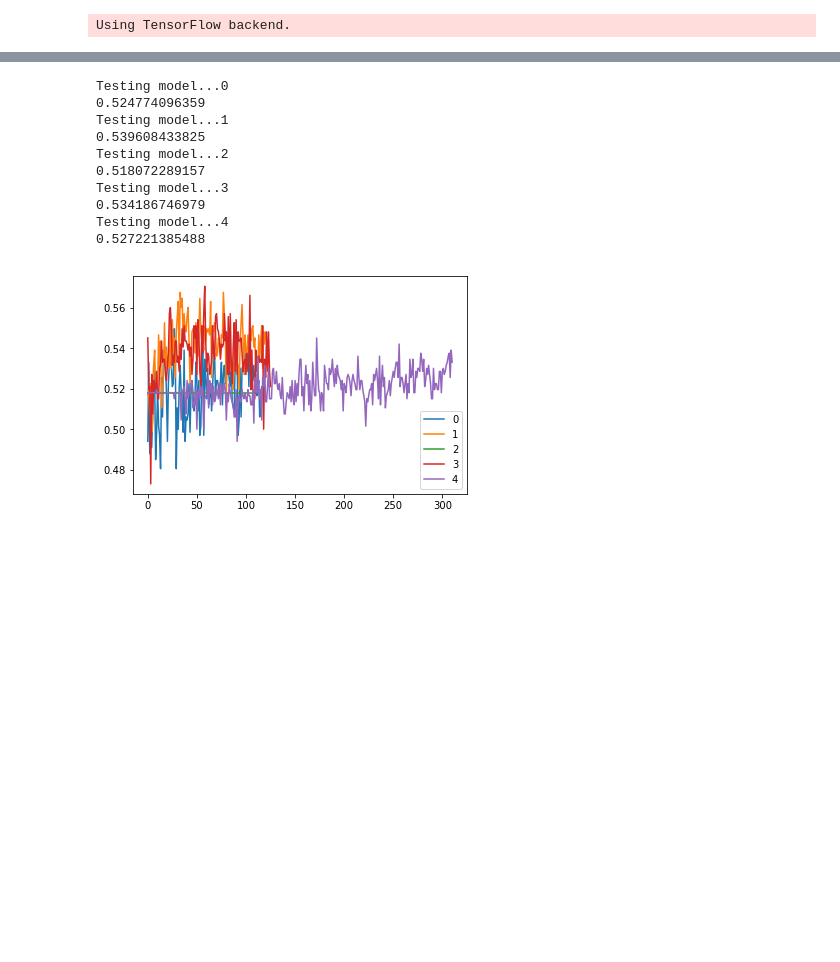
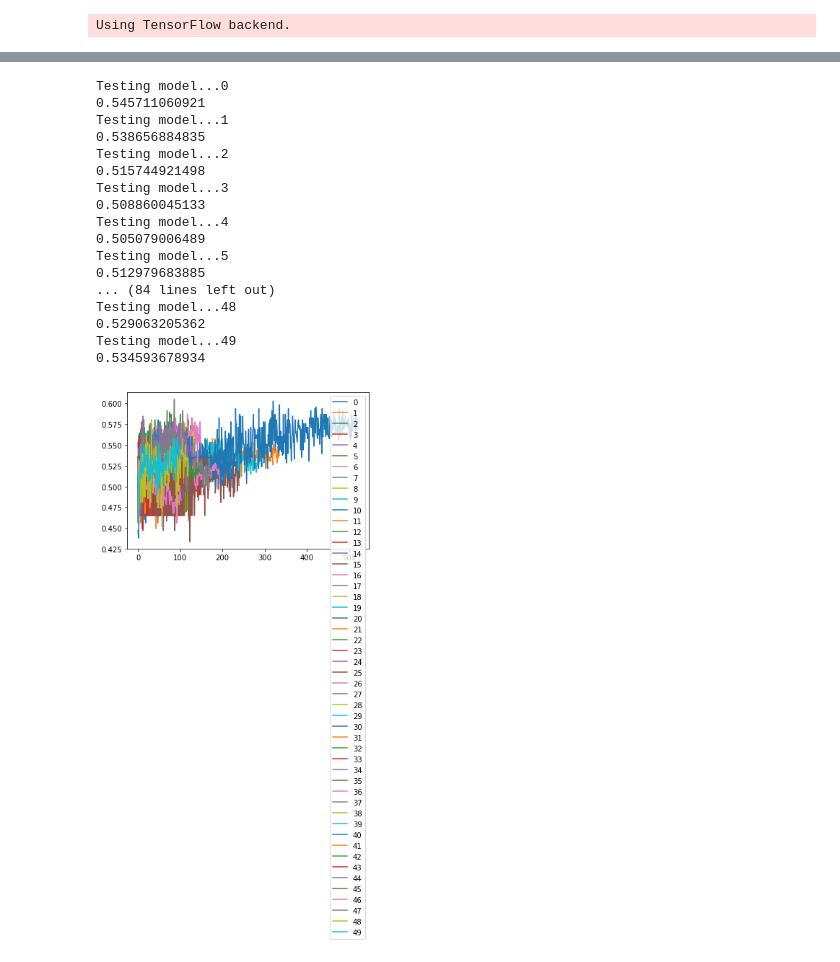
Before and after one commit to sshh12/StockMarketML, a Jupyter notebook: BasicPredictionClassification.ipynb, the cells around one changed output, grey strips where cells are left out. Saved outputs shown, nothing was run; the diff lists cells and outputs as text; code cells hidden in the pictures; blank space fills up the shorter version.

Commit message:
TriedDiffModels

```diff
--- a/BasicPredictionClassification.ipynb
+++ b/BasicPredictionClassification.ipynb
@@ -38,25 +38,23 @@ def get_model():
     model = Sequential()
 
     model.add(Conv1D(input_shape=(window_size, emb_size),
-                     filters=32,
-                     kernel_size=4,
+                     filters=16,
+                     kernel_size=8,
                      padding='same'))
     model.add(BatchNormalization())
-    model.add(LeakyReLU())
-    model.add(Dropout(0.5))
-
-    model.add(Conv1D(filters=16,
-                     kernel_size=4,
-                     padding='same'))
-    model.add(BatchNormalization())
-    model.add(LeakyReLU())
-    model.add(Dropout(0.5))
+    model.add(Activation('selu'))
+    model.add(Dropout(0.50))
 
     model.add(Flatten())
 
     model.add(Dense(128))
     model.add(BatchNormalization())
-    model.add(LeakyReLU())
+    model.add(Activation('selu'))
+    model.add(Dropout(0.5))
+
+    model.add(Dense(128))
+    model.add(BatchNormalization())
+    model.add(Activation('selu'))
     model.add(Dropout(0.5))
 
     model.add(Dense(2, activation='softmax'))
@@ -79,7 +77,7 @@ def get_model_random():
 
     num_convs = np.random.randint(1, 5)
     num_filters = 2**np.random.randint(num_convs + 2, 7)
-    kernel_size = np.random.randint(2, 10)
+    kernel_size = np.random.randint(2, 16)
 
     act_type = np.random.choice(list(activations_dict))
     activation = activations_dict[act_type]
@@ -137,7 +135,7 @@ def get_model_random():
 
     model.compile(loss='categorical_crossentropy', optimizer=opt, metrics=['accuracy'])
 
-    return model
+    return model, params
 # %%
 # Run (Load)
 
@@ -188,39 +186,46 @@ if __name__ == "__main__":
     models = []
     model_names = []
 
-    for i in range(5):
+    for i in range(50):
 
         print('Testing model...' + str(i))
 
-        model = get_model_random()
+        model, params = get_model_random()
 
         reduce_LR = ReduceLROnPlateau(monitor='val_acc', factor=0.9, patience=30, min_lr=0.000001, verbose=0)
         e_stopping = EarlyStopping(patience=100)
 
         history = model.fit(trainX, trainY, epochs=epochs,
                                             batch_size=batch_size,
                                             validation_data=(testX, testY),
                                             verbose=0,
                                             callbacks=[reduce_LR, e_stopping])
 
         plt.plot(history.history['val_acc'])
 
         print(np.mean(history.history['val_acc'][-40:]))
 
-        models.append(models)
+        models.append((models, params))
         model_names.append(str(i))
 
     plt.legend(model_names)
     plt.show()
 # %% [output]
 Testing model...0
-0.524774096359
+0.545711060921
 Testing model...1
-0.539608433825
+0.538656884835
 Testing model...2
-0.518072289157
+0.515744921498
 Testing model...3
-0.534186746979
+0.508860045133
 Testing model...4
-0.527221385488
+0.505079006489
+Testing model...5
+0.512979683885
+... (84 lines left out)
+Testing model...48
+0.529063205362
+Testing model...49
+0.534593678934
-[figure, old version]
+[figure, new version]
```
Also changed, not shown: parts of 2 cells of this notebook, 1 other file.
